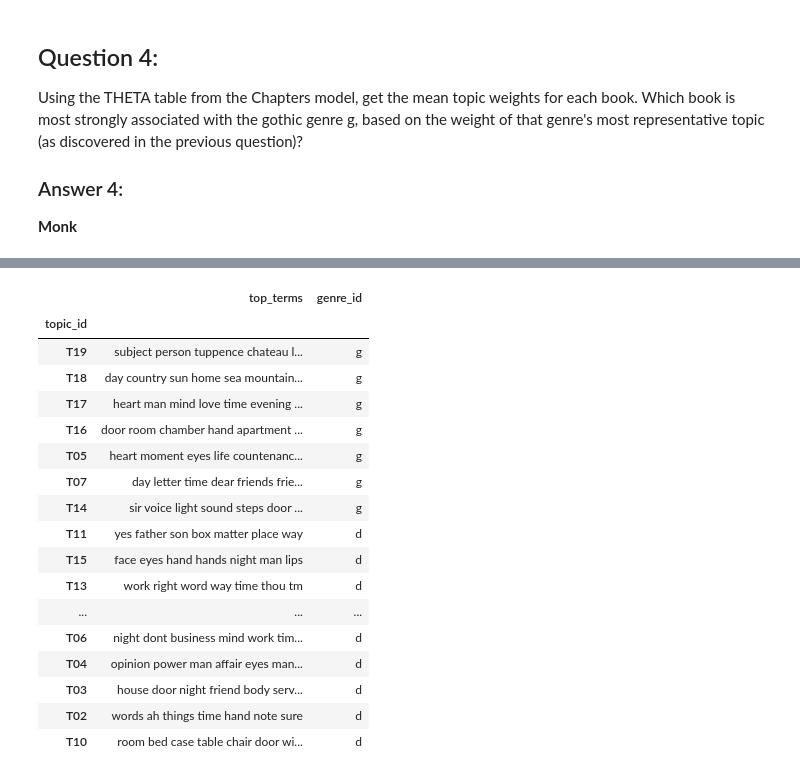
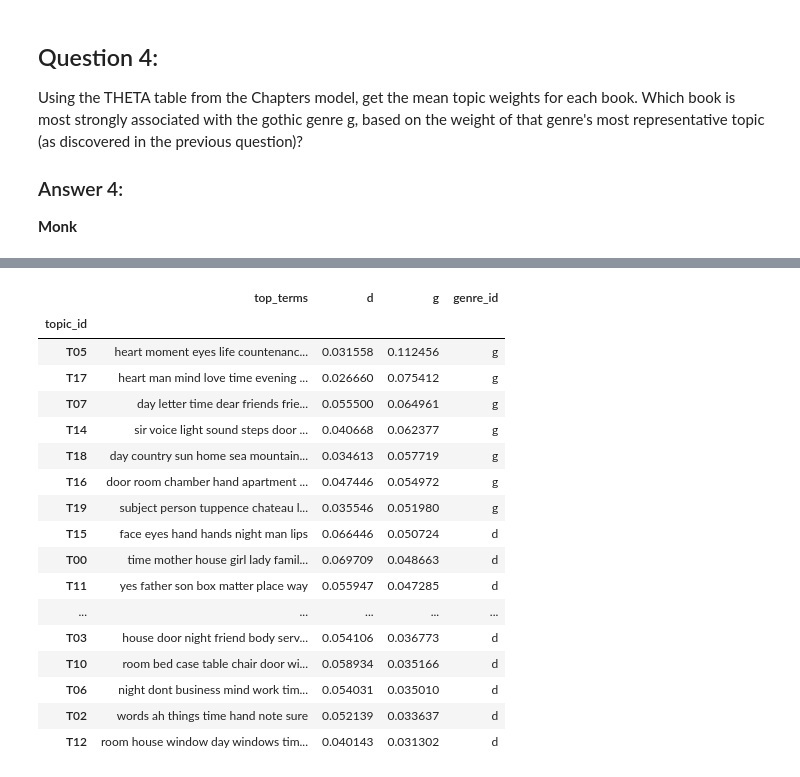
Before and after one commit to rlipps/DS5001-2024-01-R, a Jupyter notebook: lessons/M08_TopicModels/M08_HW08.ipynb, the cells around one changed output, grey strips where cells are left out. Cells and saved outputs as stored; diff of their text form; code cells hidden in the pictures.

```diff
--- a/lessons/M08_TopicModels/M08_HW08.ipynb
+++ b/lessons/M08_TopicModels/M08_HW08.ipynb
@@ -251,0 +270,3 @@ L1_para = paragraph_model.phi.apply(lambda x: x/x.sum(), axis=1)
+# %%
+para_p = paragraph_model.phi.sum(axis=1)/paragraph_model.phi.sum(axis=1).sum()
+np.sum(para_p*np.log2(1/para_p))
@@ -252,6 +288,7 @@ L1_para = paragraph_model.phi.apply(lambda x: x/x.sum(), axis=1)
 # %%
-L1_p_para = L1_para.apply(lambda x: x*np.log2(1/x), axis=1)
-L1_p_para.head()
+paragraph_model.phi['p'] = para_p.values
+paragraph_model.phi['entropy'] = paragraph_model.phi.p.apply(lambda x: x*np.log2(1/x))
+paragraph_model.phi.sort_values('entropy', ascending=False).head()
 # %% [output]
 | term_str | abbess | abbey | abhorrence | abilities | ability | abode | abroad | abruptly | absence | absent | ... |
 | topic_id |  |  |  |  |  |  |  |  |  |  | ... |
@@ -403,22 +407,22 @@ How would you characterize the subject matter of the two genres based on their t
 # %%
-paragraph_model.topics[['top_terms', 'genre_id']].sort_values('genre_id', ascending=False)
+paragraph_model.topics[['top_terms', 'd', 'g', 'genre_id']].sort_values(['genre_id', 'g'], ascending=False)
 # %% [output]
-|  | top_terms | genre_id |
-| topic_id |  |  |
-| T19 | subject person tuppence chateau l... | g |
-| T18 | day country sun home sea mountain... | g |
-| T17 | heart man mind love time evening ... | g |
-| T16 | door room chamber hand apartment ... | g |
-| T05 | heart moment eyes life countenanc... | g |
-| T07 | day letter time dear friends frie... | g |
-| T14 | sir voice light sound steps door ... | g |
-| T11 | yes father son box matter place way | d |
-| T15 | face eyes hand hands night man lips | d |
-| T13 | work right word way time thou tm | d |
-| ... | ... | ... |
-| T06 | night dont business mind work tim... | d |
-| T04 | opinion power man affair eyes man... | d |
-| T03 | house door night friend body serv... | d |
-| T02 | words ah things time hand note sure | d |
-| T10 | room bed case table chair door wi... | d |
+|  | top_terms | d | g | genre_id |
+| topic_id |  |  |  |  |
+| T05 | heart moment eyes life countenanc... | 0.031558 | 0.112456 | g |
+| T17 | heart man mind love time evening ... | 0.026660 | 0.075412 | g |
+| T07 | day letter time dear friends frie... | 0.055500 | 0.064961 | g |
+| T14 | sir voice light sound steps door ... | 0.040668 | 0.062377 | g |
+| T18 | day country sun home sea mountain... | 0.034613 | 0.057719 | g |
+| T16 | door room chamber hand apartment ... | 0.047446 | 0.054972 | g |
+| T19 | subject person tuppence chateau l... | 0.035546 | 0.051980 | g |
+| T15 | face eyes hand hands night man lips | 0.066446 | 0.050724 | d |
+| T00 | time mother house girl lady famil... | 0.069709 | 0.048663 | d |
+| T11 | yes father son box matter place way | 0.055947 | 0.047285 | d |
+| ... | ... | ... | ... | ... |
+| T03 | house door night friend body serv... | 0.054106 | 0.036773 | d |
+| T10 | room bed case table chair door wi... | 0.058934 | 0.035166 | d |
+| T06 | night dont business mind work tim... | 0.054031 | 0.035010 | d |
+| T02 | words ah things time hand note sure | 0.052139 | 0.033637 | d |
+| T12 | room house window day windows tim... | 0.040143 | 0.031302 | d |
 # %%
```
Also changed, not shown: parts of 21 cells of this notebook.
